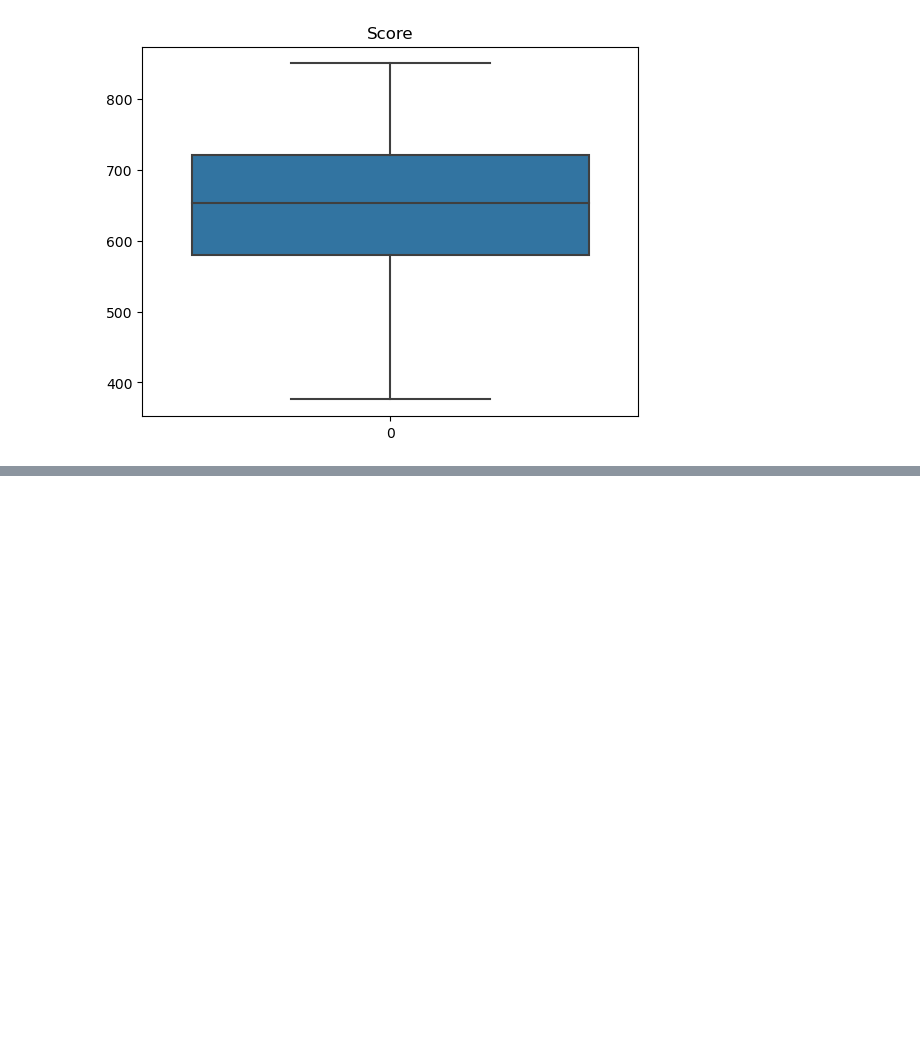
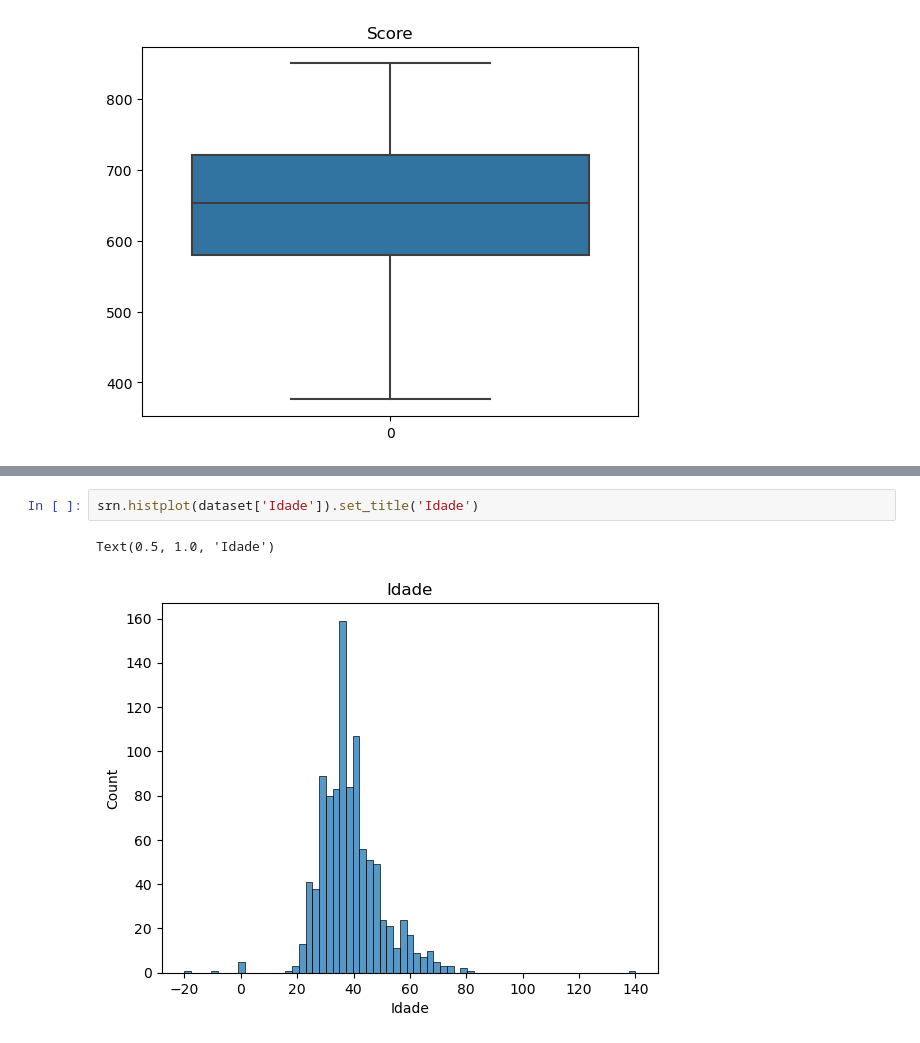
Before and after one commit to MaluMartins/data-science-python-dsa, a Jupyter notebook: modulo10-limpeza/limpeza-de-dados.ipynb, the cells around one changed output, grey strips where cells are left out. Drawn from its saved outputs; the diff is of its cells as text; blank space fills up the shorter version.

```diff
--- a/modulo10-limpeza/limpeza-de-dados.ipynb
+++ b/modulo10-limpeza/limpeza-de-dados.ipynb
@@ -84,0 +118,5 @@ Text(0.5, 1.0, 'Score')
+# %%
+srn.histplot(dataset['Idade']).set_title('Idade')
+# %% [output]
+Text(0.5, 1.0, 'Idade')
+[figure, added]
```
Also changed, not shown: parts of 18 cells of this notebook.
